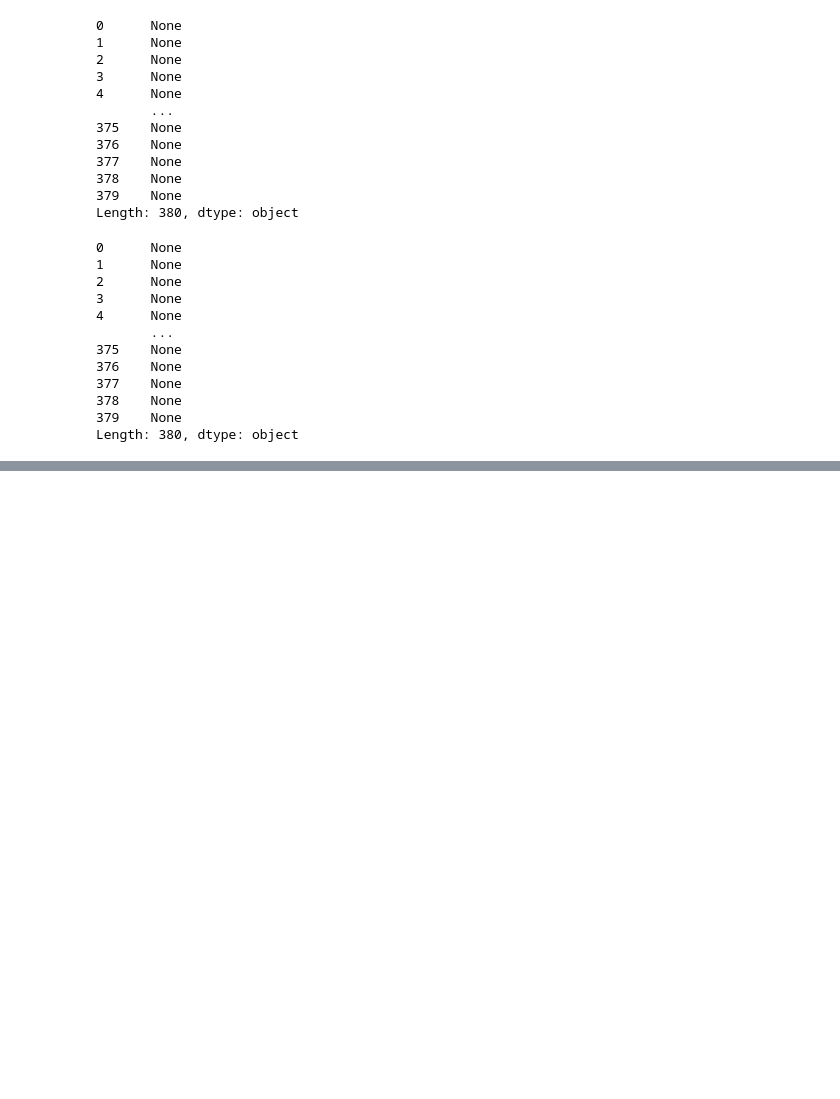
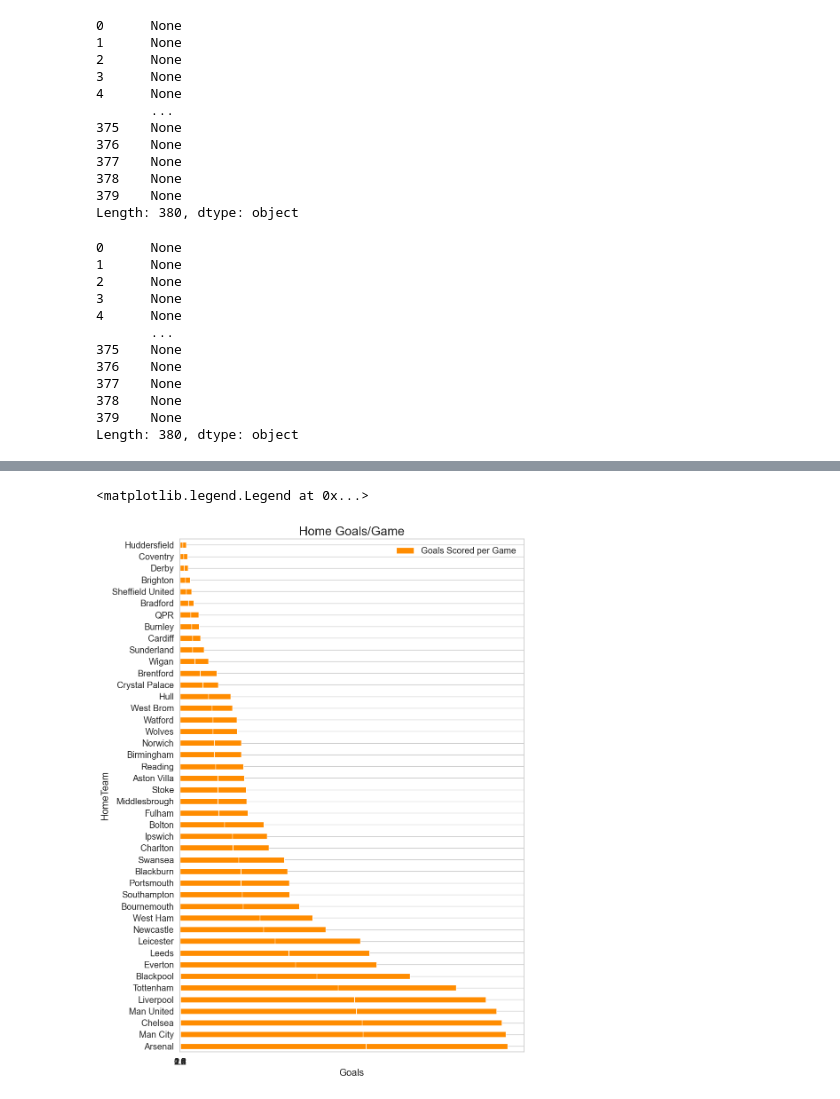
Before and after one commit to gilangluq/english-premier-league-prediction-using-ml, a Jupyter notebook: epl21_prediction_v01.ipynb, the cells around one changed output, grey strips where cells are left out. Saved outputs shown, nothing was run; the diff lists cells and outputs as text; code cells hidden in the pictures; blank space fills up the shorter version.

```diff
--- a/epl21_prediction_v01.ipynb
+++ b/epl21_prediction_v01.ipynb
@@ -538,0 +637,25 @@ epl21.sort_values(by=['Actual Points'], ascending=False)
+# %%
+# Total Goals Scored by Each Team over all Seasons
+tot_g = df.groupby('HomeTeam')['FTHG'].sum() + df.groupby('AwayTeam')['FTAG'].sum()
+tot_g.sort_values(ascending=False).plot(kind='barh',figsize=(15,15),xticks=np.arange(0,1901,100),color='darkorange')
+plt.grid(axis='x')
+plt.xlabel("Goals")
+plt.title("Total Goals by Teams",fontsize=20)
+
+# Home Goals scored by Teams
+df.groupby('HomeTeam')['FTHG'].sum().sort_values(ascending=False).plot(kind='barh',figsize=(15,15),xticks=np.arange(0,1051,50),color='darkorange')
+plt.grid(axis='x')
+plt.xlabel("Goals")
+plt.title("Home Goals by Teams",fontsize=20)
+plt.legend(['Goals Scored'])
+
+# Goals per Home Game
+goals_h_game= round(df.groupby('HomeTeam')['FTHG'].sum()/df.groupby('HomeTeam')['HomeTeam'].count(),2)
+goals_h_game.sort_values(ascending=False).plot(kind='barh',figsize=(10,15),xticks=np.arange(0,2.5,0.2),color='darkorange')
+plt.grid(axis='x')
+plt.xlabel("Goals")
+plt.title("Home Goals/Game",fontsize=20)
+plt.legend(['Goals Scored per Game'])
+# %% [output]
+<matplotlib.legend.Legend at 0x...>
+[figure, added]
```
Also changed, not shown: parts of 24 cells of this notebook.
